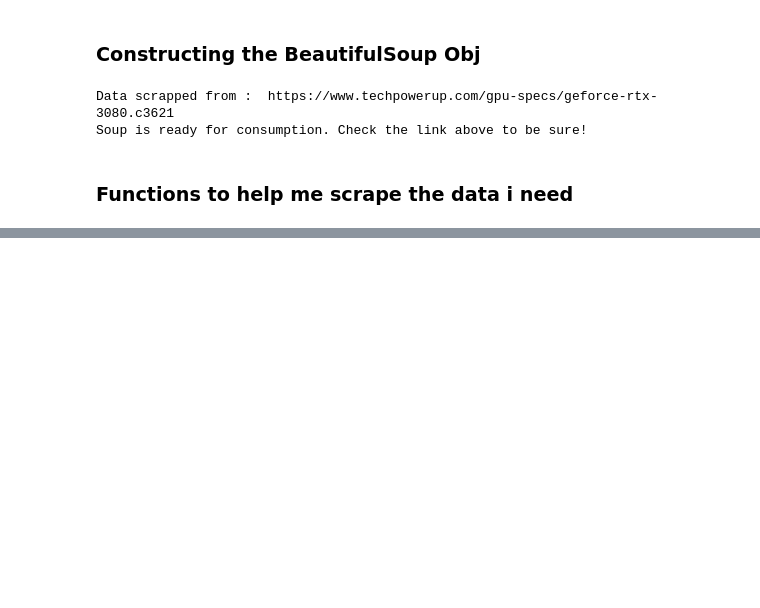
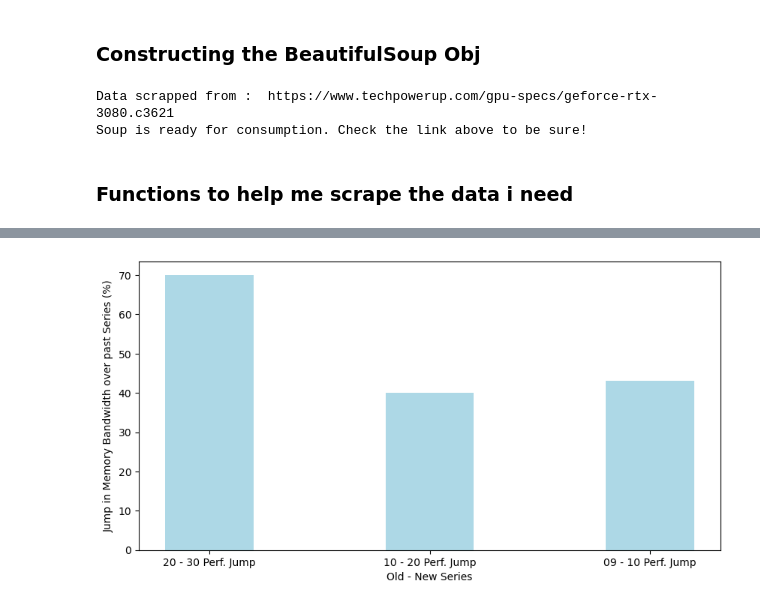
Before and after one commit to mcgoobie/CM2015_Programming-W-Data_Coursework-1, a Jupyter notebook: midterm_report.ipynb, the cells around one changed output, grey strips where cells are left out. Drawn from its saved outputs; the diff is of its cells as text; code cells hidden in the pictures; blank space fills up the shorter version.

```diff
--- a/midterm_report.ipynb
+++ b/midterm_report.ipynb
@@ -322,0 +352,31 @@ cards_data
+# %%
+def plot_bandwidth(mem_data):
+    t_bandwidth = []
+    bandwidth_comp = []
+    for bw_str in mem_data.loc["Memory Bandwidth"]:
+        # Strip 'GB/s' from data to use in plotting of graph
+        bandwidth = re.sub(r'[^0-9.]', '', bw_str)
+        t_bandwidth.append(bandwidth)
+
+    for i in range(len(t_bandwidth)):
+        if(i + 1 < len(t_bandwidth)):
+            percentage_diff = (float(t_bandwidth[i]) / float(t_bandwidth[i + 1])) - 1
+            bandwidth_comp.append(round(percentage_diff, 2) * 100)
+
+    # creating the barchart
+    barchart_data = {'20 - 30 Perf. Jump':bandwidth_comp[0], '10 - 20 Perf. Jump':bandwidth_comp[1],
+                     '09 - 10 Perf. Jump':bandwidth_comp[2]}
+    x_col = list(barchart_data.keys())
+    y_col = list(barchart_data.values())
+
+    fig = plt.figure(figsize = (10, 5))
+    plt.ylabel('Jump in Memory Bandwidth over past Series (%)')
+    plt.xlabel('Old - New Series')
+
+    # creating the bar plot
+    plt.bar(x_col, y_col, color ='lightblue',
+            width = 0.4)
+
+plot_bandwidth(mem_data)
+# %% [output]
+[figure, added]
```
Also changed, not shown: parts of 22 cells of this notebook.
